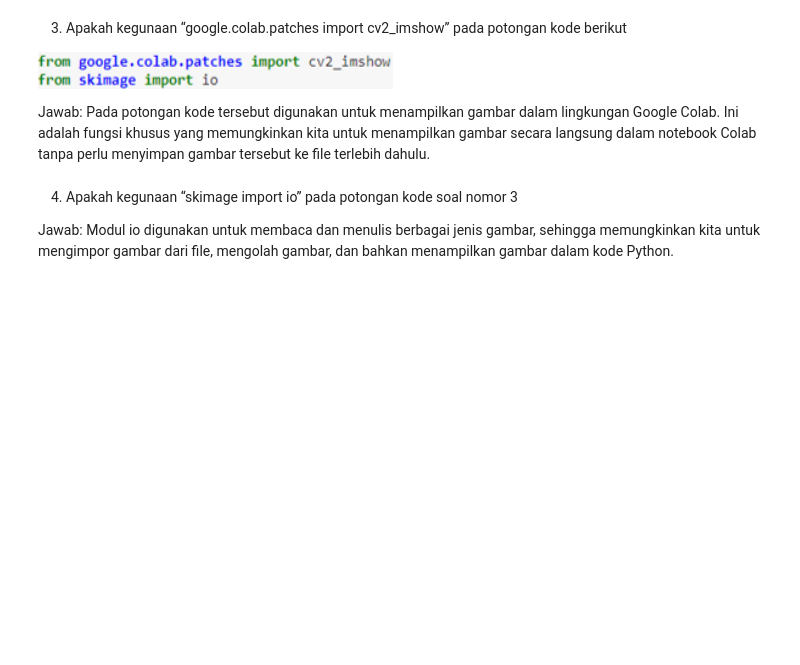
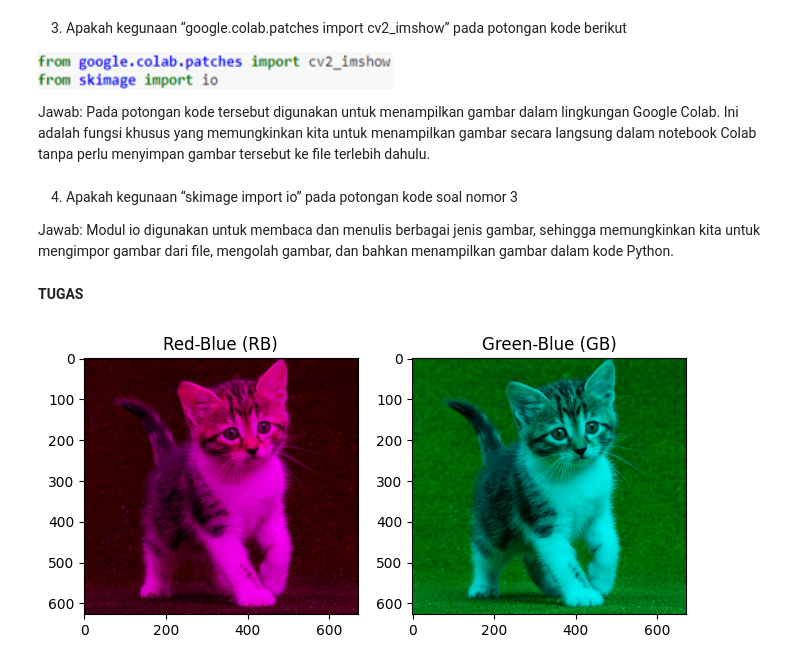
Before and after one commit to abiyasa05/PCVK_Ganjil_2023, a Jupyter notebook: Week2.ipynb, the cells around one changed output. Saved outputs shown, nothing was run; the diff lists cells and outputs as text; code cells hidden in the pictures; blank space fills up the shorter version.

```diff
--- a/Week2.ipynb
+++ b/Week2.ipynb
@@ -153,3 +153,5 @@ Jawab: Pada potongan kode tersebut digunakan untuk menampilkan gambar dalam ling
 4. Apakah kegunaan “skimage import io” pada potongan kode soal nomor 3
 
 Jawab: Modul io digunakan untuk membaca dan menulis berbagai jenis gambar, sehingga memungkinkan kita untuk mengimpor gambar dari file, mengolah gambar, dan bahkan menampilkan gambar dalam kode Python.
+# %% [markdown]
+**TUGAS**
@@ -155,0 +162,23 @@ Jawab: Modul io digunakan untuk membaca dan menulis berbagai jenis gambar, sehin
+# %%
+# 2. Tampilkan image dalam channel Red-Blue dan Green-Blue saja!
+
+# Pisahkan saluran warna
+blue_channel = img[:, :, 0]  # Saluran biru
+green_channel = img[:, :, 1]  # Saluran hijau
+red_channel = img[:, :, 2]  # Saluran merah
+
+# Buat gambar baru hanya dengan saluran warna RB (Red-Blue)
+rb_image = img.copy()
+rb_image[:, :, 1] = 0  # Nolkan saluran hijau (Green)
+
+# Buat gambar baru hanya dengan saluran warna GB (Green-Blue)
+gb_image = img.copy()
+gb_image[:, :, 2] = 0  # Nolkan saluran merah (Red)
+
+# Tampilkan gambar
+plt.figure(figsize=(12, 4))
+plt.subplot(132), plt.imshow(rb_image[..., ::-1]), plt.title('Red-Blue (RB)')
+plt.subplot(133), plt.imshow(gb_image[..., ::-1]), plt.title('Green-Blue (GB)')
+plt.show()
+# %% [output]
+[figure, added]
```
Also changed, not shown: parts of 11 cells of this notebook.
